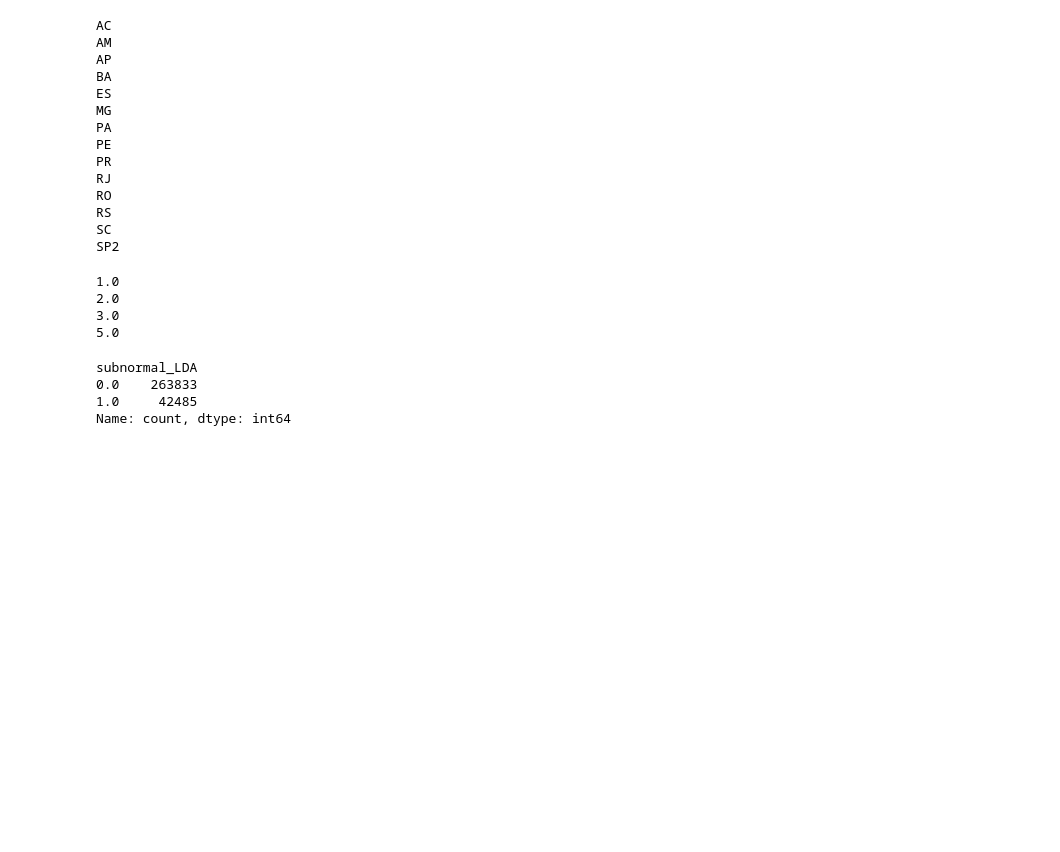
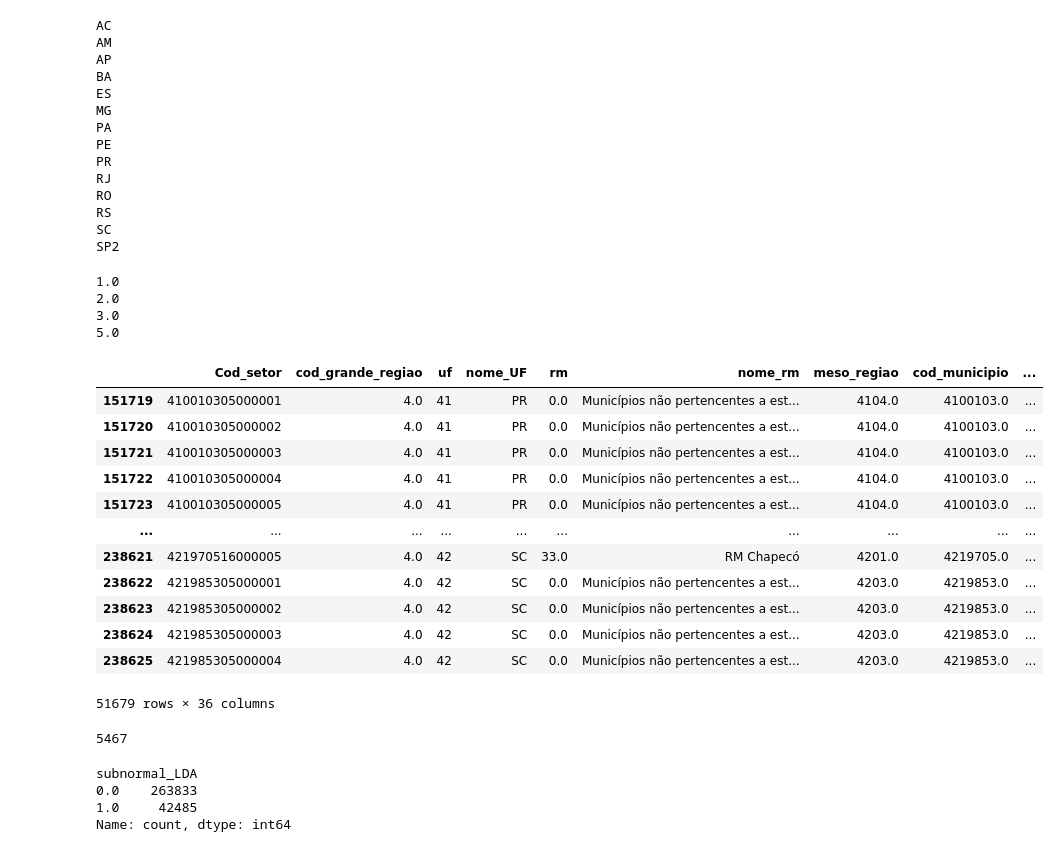
Before and after one commit to cem-usp/assentamentos-precarios-no-brasil-urbano, a Jupyter notebook: 04.1-processamento-regioes-com-conjunto-todo.ipynb, the cells around one changed output. Cells and saved outputs as stored; diff of their text form; code cells hidden in the pictures; blank space fills up the shorter version.

```diff
--- a/04.1-processamento-regioes-com-conjunto-todo.ipynb
+++ b/04.1-processamento-regioes-com-conjunto-todo.ipynb
@@ -39,6 +39,7 @@ df.fillna(0, inplace=True)
 subnormal = (df.tipo_do_setor == 1)
 df.loc[:, 'subnormal'] = 0
 df.loc[subnormal, 'subnormal'] = 1
+df.loc[:, 'processado'] = False
 # %%
 r_subnormal = df.loc[(subnormal), ['rm', 'subnormal']].groupby('rm').count().reset_index()
 cidades_fora_rms = r_subnormal[(r_subnormal.subnormal < 20) | (r_subnormal.rm == 0.)].rm.to_list()
@@ -294,8 +343,28 @@ for gr in [1., 2., 3., 5.]:
 2.0
 3.0
 5.0
+# %%
+df[df.cod_grande_regiao == 4.]
+# %% [output]
+|  | Cod_setor | cod_grande_regiao | uf | nome_UF | rm | nome_rm | meso_regiao | cod_municipio | ... |
+| 151719 | 410010305000001 | 4.0 | 41 | PR | 0.0 | Municípios não pertencentes a est... | 4104.0 | 4100103.0 | ... |
+| 151720 | 410010305000002 | 4.0 | 41 | PR | 0.0 | Municípios não pertencentes a est... | 4104.0 | 4100103.0 | ... |
+| 151721 | 410010305000003 | 4.0 | 41 | PR | 0.0 | Municípios não pertencentes a est... | 4104.0 | 4100103.0 | ... |
+| 151722 | 410010305000004 | 4.0 | 41 | PR | 0.0 | Municípios não pertencentes a est... | 4104.0 | 4100103.0 | ... |
+| 151723 | 410010305000005 | 4.0 | 41 | PR | 0.0 | Municípios não pertencentes a est... | 4104.0 | 4100103.0 | ... |
+| ... | ... | ... | ... | ... | ... | ... | ... | ... | ... |
+| 238621 | 421970516000005 | 4.0 | 42 | SC | 33.0 | RM Chapecó | 4201.0 | 4219705.0 | ... |
+| 238622 | 421985305000001 | 4.0 | 42 | SC | 0.0 | Municípios não pertencentes a est... | 4203.0 | 4219853.0 | ... |
+| 238623 | 421985305000002 | 4.0 | 42 | SC | 0.0 | Municípios não pertencentes a est... | 4203.0 | 4219853.0 | ... |
+| 238624 | 421985305000003 | 4.0 | 42 | SC | 0.0 | Municípios não pertencentes a est... | 4203.0 | 4219853.0 | ... |
+| 238625 | 421985305000004 | 4.0 | 42 | SC | 0.0 | Municípios não pertencentes a est... | 4203.0 | 4219853.0 | ... |
+51679 rows × 36 columns
 # %%
 pd.DataFrame(result).to_excel('resultados/geral_por_RM_UF.xlsx')
+# %%
+pd.DataFrame(result).quantidade_de_municipios_processados.sum()
+# %% [output]
+5467
 # %%
 df.subnormal_LDA.value_counts()
 # %% [output]
```
Also changed, not shown: parts of 9 cells of this notebook, 8 other files.
